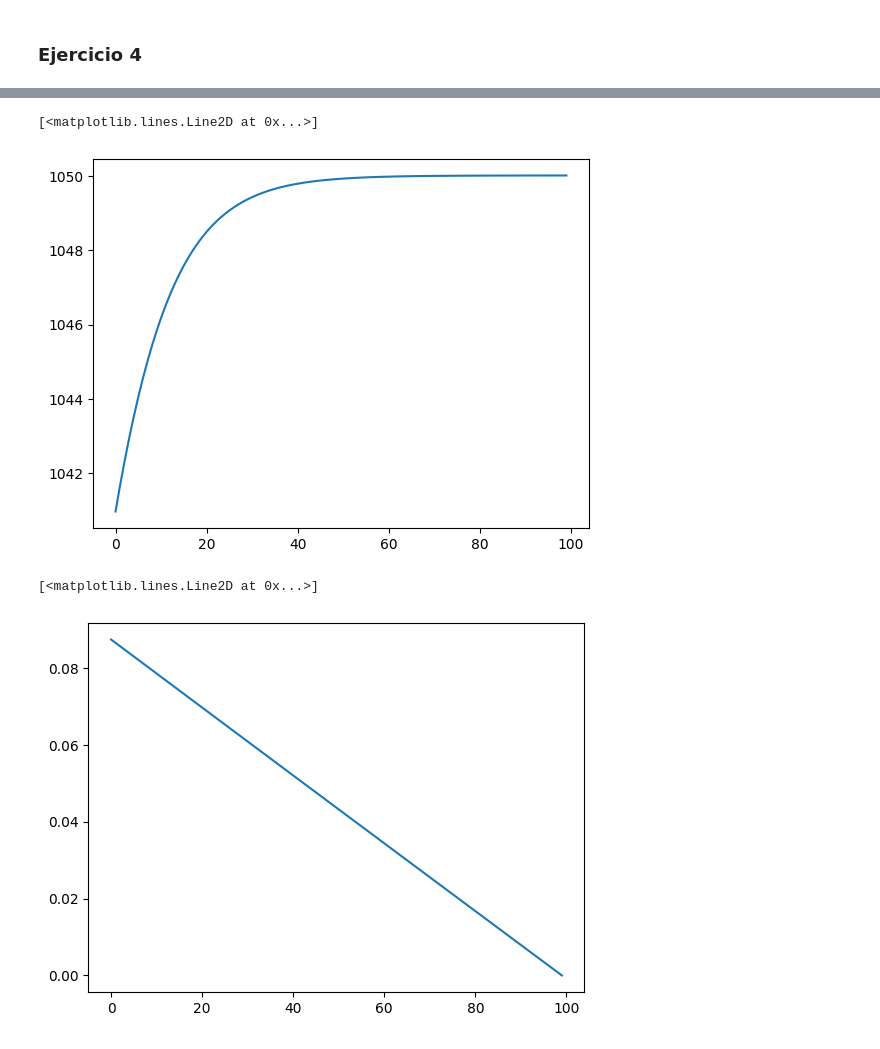
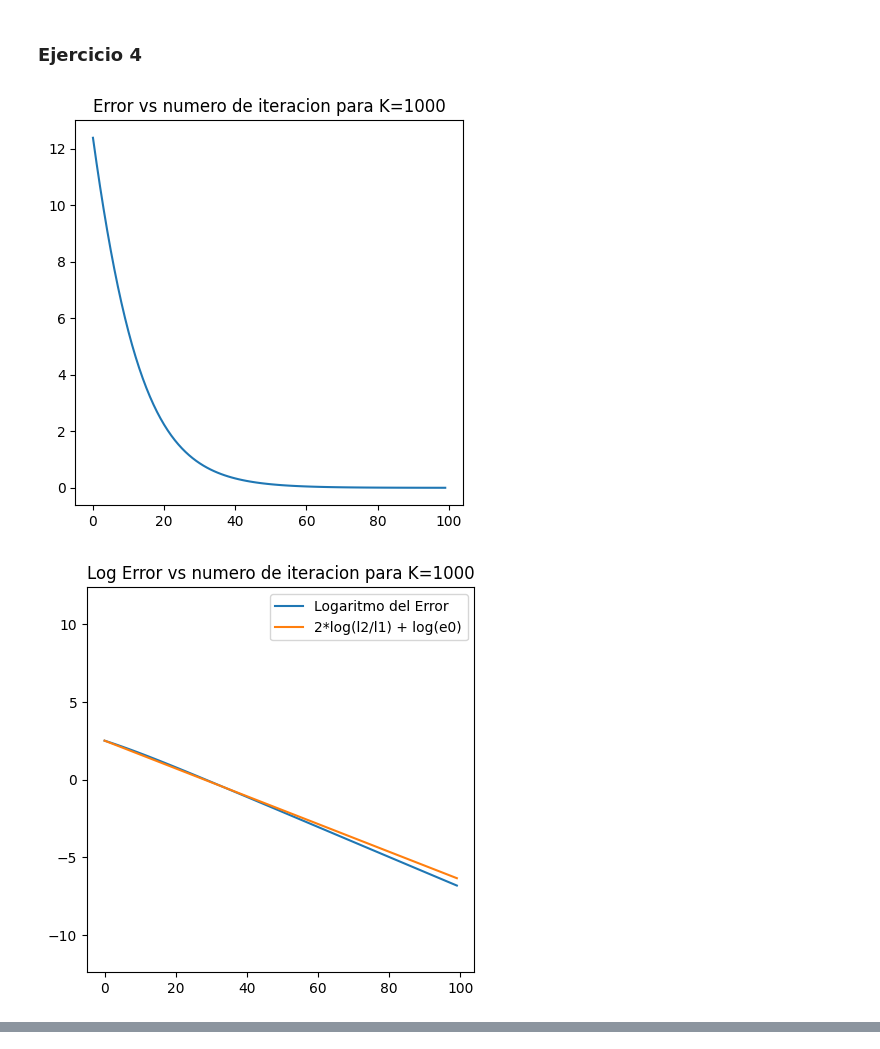
Before and after one commit to JoaquinPolonuer/alc, a Jupyter notebook: tp1/tp1.ipynb, the cells around one changed output, grey strips where cells are left out. Drawn from its saved outputs; the diff is of its cells as text; code cells hidden in the pictures.

```diff
--- a/tp1/tp1.ipynb
+++ b/tp1/tp1.ipynb
@@ -71,12 +91,16 @@ l1, l2 = lambdas_maximos(A)
 # %% [markdown]
 ### Ejercicio 4
 # %%
-K = 1000
-
 C = np.random.rand(100,100)
 A = (1/2)*(C+C.T)
-B = A + K*np.eye(100)
 
-l100 = metodo_de_la_potencia(B, 100)
-#CONJETURA: B se parece cada vez mas a una matriz diagonal
-#cuyos autovalores tienden a K
+for K in [1000, 2000, 5000]:
+    B = A + K*np.eye(100)
+
+    l100 = metodo_de_la_potencia(B, 100)
+    errores = calcular_errores(B, l100)
+
+    analisis_con_graficos(B, l100, errores, K)
+# %% [output]
+[figure, added]
+[figure, added]
@@ -83,12 +110,0 @@ l100 = metodo_de_la_potencia(B, 100)
-# %%
-plt.plot(l100)
-# %% [output]
-[<matplotlib.lines.Line2D at 0x...>]
-[figure, removed]
-# %%
-l_max = l100[-1]
-errores = [abs(l_max - ai) for ai in l100]
-plt.plot(errores)
-# %% [output]
-[<matplotlib.lines.Line2D at 0x...>]
-[figure, removed]
```
Also changed, not shown: parts of 16 cells of this notebook.
